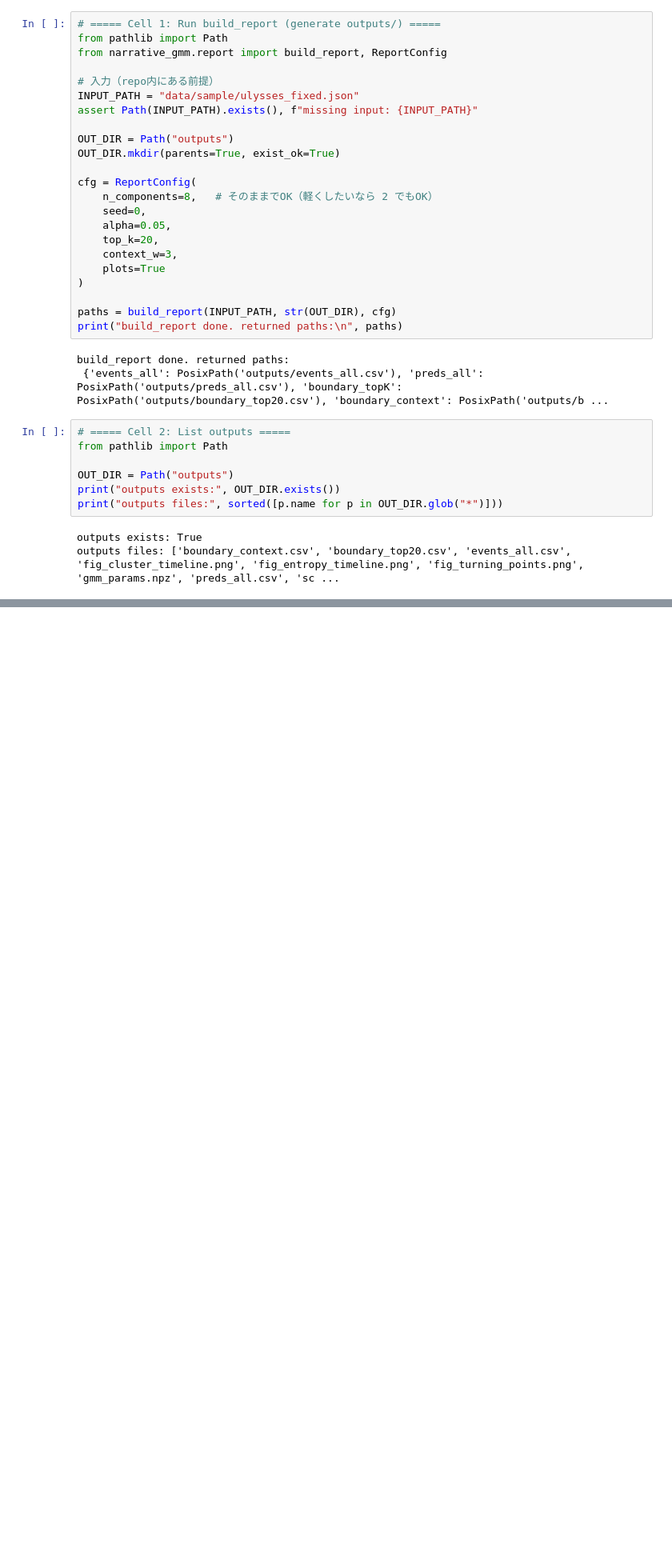
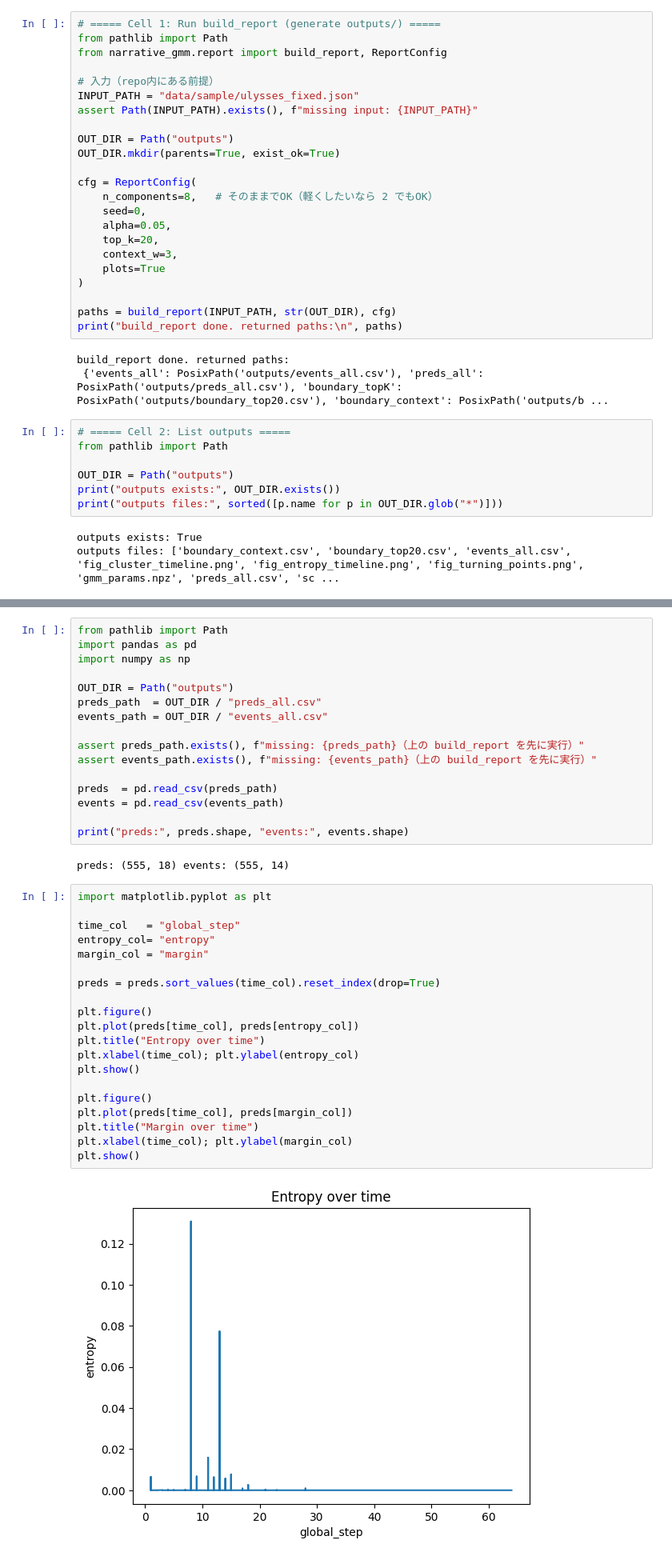
Before and after one commit to Mokafe/Mokafe-ulysses-narrative-gmm, a Jupyter notebook: notebooks/00_ulysses_gmm_report.ipynb, the cells around one changed output, grey strips where cells are left out. Shown at 80% size. Cells and saved outputs as stored; diff of their text form; blank space fills up the shorter version.

```diff
--- a/notebooks/00_ulysses_gmm_report.ipynb
+++ b/notebooks/00_ulysses_gmm_report.ipynb
@@ -94,0 +95,40 @@ OK: handoff ready -> 次は 01 ノートへ進めます
+# %%
+from pathlib import Path
+import pandas as pd
+import numpy as np
+
+OUT_DIR = Path("outputs")
+preds_path  = OUT_DIR / "preds_all.csv"
+events_path = OUT_DIR / "events_all.csv"
+
+assert preds_path.exists(), f"missing: {preds_path}（上の build_report を先に実行）"
+assert events_path.exists(), f"missing: {events_path}（上の build_report を先に実行）"
+
+preds  = pd.read_csv(preds_path)
+events = pd.read_csv(events_path)
+
+print("preds:", preds.shape, "events:", events.shape)
+# %% [output]
+preds: (555, 18) events: (555, 14)
+# %%
+import matplotlib.pyplot as plt
+
+time_col   = "global_step"
+entropy_col= "entropy"
+margin_col = "margin"
+
+preds = preds.sort_values(time_col).reset_index(drop=True)
+
+plt.figure()
+plt.plot(preds[time_col], preds[entropy_col])
+plt.title("Entropy over time")
+plt.xlabel(time_col); plt.ylabel(entropy_col)
+plt.show()
+
+plt.figure()
+plt.plot(preds[time_col], preds[margin_col])
+plt.title("Margin over time")
+plt.xlabel(time_col); plt.ylabel(margin_col)
+plt.show()
+# %% [output]
+[figure, added]
```
Also changed, not shown: parts of 15 cells of this notebook.
